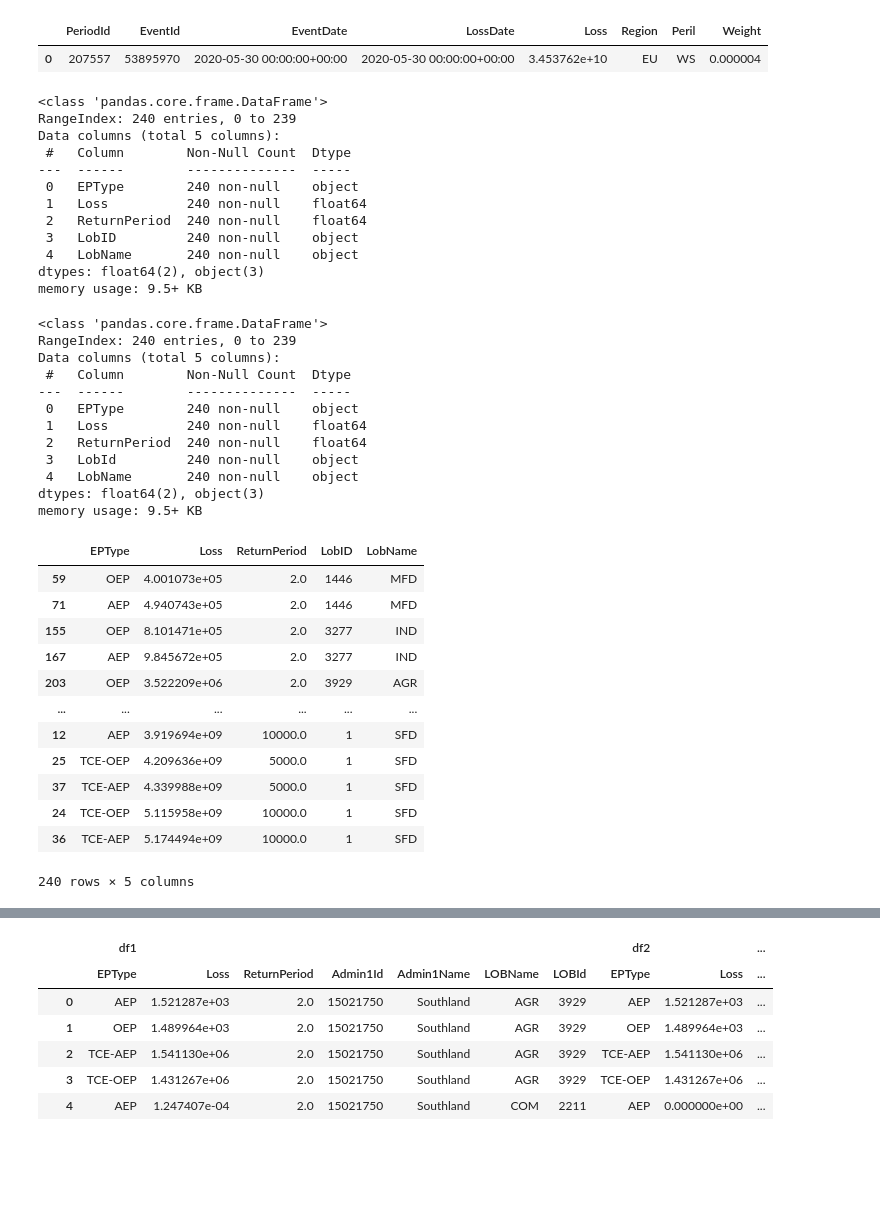
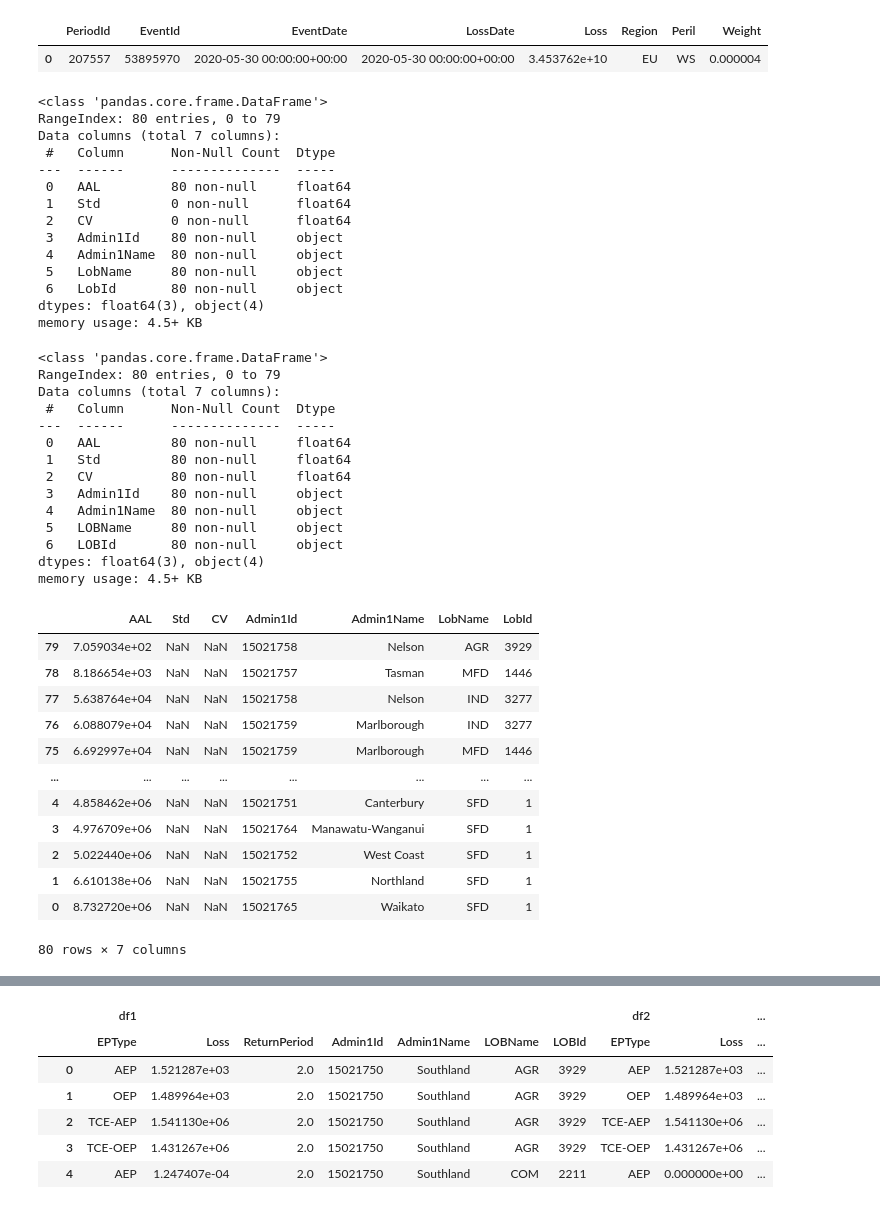
Before and after one commit to Rishinr1/ILC_TASK_2_RESOLUTION, a Jupyter notebook: check_df.ipynb, the cells around one changed output, grey strips where cells are left out. Drawn from its saved outputs; the diff is of its cells as text; code cells hidden in the pictures; blank space fills up the shorter version.

```diff
--- a/check_df.ipynb
+++ b/check_df.ipynb
@@ -211,8 +211,8 @@ def read_and_process_parquet_files(directory):
     return combined_df
 
 # Example usage
-dir6 = r"D:\RISHIN\TESTING\TEST_9\ILC2024_NZFL_EP_PLA_NZD_Losses\EP\Lob\GU"
-dir7 = r"W:\EP\Lob\GU"
+dir6 = r"D:\RISHIN\TESTING\TEST_9\ILC2024_NZFL_EP_PLA_NZD_Losses\STATS\Admin1_Lob\GU"
+dir7 = r"W:\STATS\Admin1_Lob\GU"
 
 df1 = read_and_process_parquet_files(dir6)
 df2 = read_and_process_parquet_files(dir7)
@@ -220,45 +220,49 @@ df2 = read_and_process_parquet_files(dir7)
 df1.info()
 # %% [output]
 <class 'pandas.core.frame.DataFrame'>
-RangeIndex: 240 entries, 0 to 239
-Data columns (total 5 columns):
- #   Column        Non-Null Count  Dtype
----  ------        --------------  -----
- 0   EPType        240 non-null    object
- 1   Loss          240 non-null    float64
- 2   ReturnPeriod  240 non-null    float64
- 3   LobID         240 non-null    object
- 4   LobName       240 non-null    object
-dtypes: float64(2), object(3)
-memory usage: 9.5+ KB
+RangeIndex: 80 entries, 0 to 79
+Data columns (total 7 columns):
+ #   Column      Non-Null Count  Dtype
+---  ------      --------------  -----
+ 0   AAL         80 non-null     float64
+ 1   Std         0 non-null      float64
+ 2   CV          0 non-null      float64
+ 3   Admin1Id    80 non-null     object
+ 4   Admin1Name  80 non-null     object
+ 5   LobName     80 non-null     object
+ 6   LobId       80 non-null     object
+dtypes: float64(3), object(4)
+memory usage: 4.5+ KB
 # %%
 df2.info()
 # %% [output]
 <class 'pandas.core.frame.DataFrame'>
-RangeIndex: 240 entries, 0 to 239
-Data columns (total 5 columns):
- #   Column        Non-Null Count  Dtype
----  ------        --------------  -----
- 0   EPType        240 non-null    object
- 1   Loss          240 non-null    float64
- 2   ReturnPeriod  240 non-null    float64
- 3   LobId         240 non-null    object
- 4   LobName       240 non-null    object
-dtypes: float64(2), object(3)
-memory usage: 9.5+ KB
+RangeIndex: 80 entries, 0 to 79
+Data columns (total 7 columns):
+ #   Column      Non-Null Count  Dtype
+---  ------      --------------  -----
+ 0   AAL         80 non-null     float64
+ 1   Std         80 non-null     float64
+ 2   CV          80 non-null     float64
+ 3   Admin1Id    80 non-null     object
+ 4   Admin1Name  80 non-null     object
+ 5   LOBName     80 non-null     object
+ 6   LOBId       80 non-null     object
+dtypes: float64(3), object(4)
+memory usage: 4.5+ KB
 # %%
-df1.sort_values('Loss')
+df1.sort_values('AAL')
 # %% [output]
-|  | EPType | Loss | ReturnPeriod | LobID | LobName |
-| 59 | OEP | 4.001073e+05 | 2.0 | 1446 | MFD |
-| 71 | AEP | 4.940743e+05 | 2.0 | 1446 | MFD |
-| 155 | OEP | 8.101471e+05 | 2.0 | 3277 | IND |
-| 167 | AEP | 9.845672e+05 | 2.0 | 3277 | IND |
-| 203 | OEP | 3.522209e+06 | 2.0 | 3929 | AGR |
-| ... | ... | ... | ... | ... | ... |
-| 12 | AEP | 3.919694e+09 | 10000.0 | 1 | SFD |
-| 25 | TCE-OEP | 4.209636e+09 | 5000.0 | 1 | SFD |
-| 37 | TCE-AEP | 4.339988e+09 | 5000.0 | 1 | SFD |
-| 24 | TCE-OEP | 5.115958e+09 | 10000.0 | 1 | SFD |
-| 36 | TCE-AEP | 5.174494e+09 | 10000.0 | 1 | SFD |
+|  | AAL | Std | CV | Admin1Id | Admin1Name | LobName | LobId |
+| 79 | 7.059034e+02 | NaN | NaN | 15021758 | Nelson | AGR | 3929 |
+| 78 | 8.186654e+03 | NaN | NaN | 15021757 | Tasman | MFD | 1446 |
+| 77 | 5.638764e+04 | NaN | NaN | 15021758 | Nelson | IND | 3277 |
+| 76 | 6.088079e+04 | NaN | NaN | 15021759 | Marlborough | IND | 3277 |
+| 75 | 6.692997e+04 | NaN | NaN | 15021759 | Marlborough | MFD | 1446 |
+| ... | ... | ... | ... | ... | ... | ... | ... |
+| 4 | 4.858462e+06 | NaN | NaN | 15021751 | Canterbury | SFD | 1 |
+| 3 | 4.976709e+06 | NaN | NaN | 15021764 | Manawatu-Wanganui | SFD | 1 |
+| 2 | 5.022440e+06 | NaN | NaN | 15021752 | West Coast | SFD | 1 |
+| 1 | 6.610138e+06 | NaN | NaN | 15021755 | Northland | SFD | 1 |
+| 0 | 8.732720e+06 | NaN | NaN | 15021765 | Waikato | SFD | 1 |
-240 rows × 5 columns
+80 rows × 7 columns
```
Also changed, not shown: parts of 2 cells of this notebook, 11 other files.
